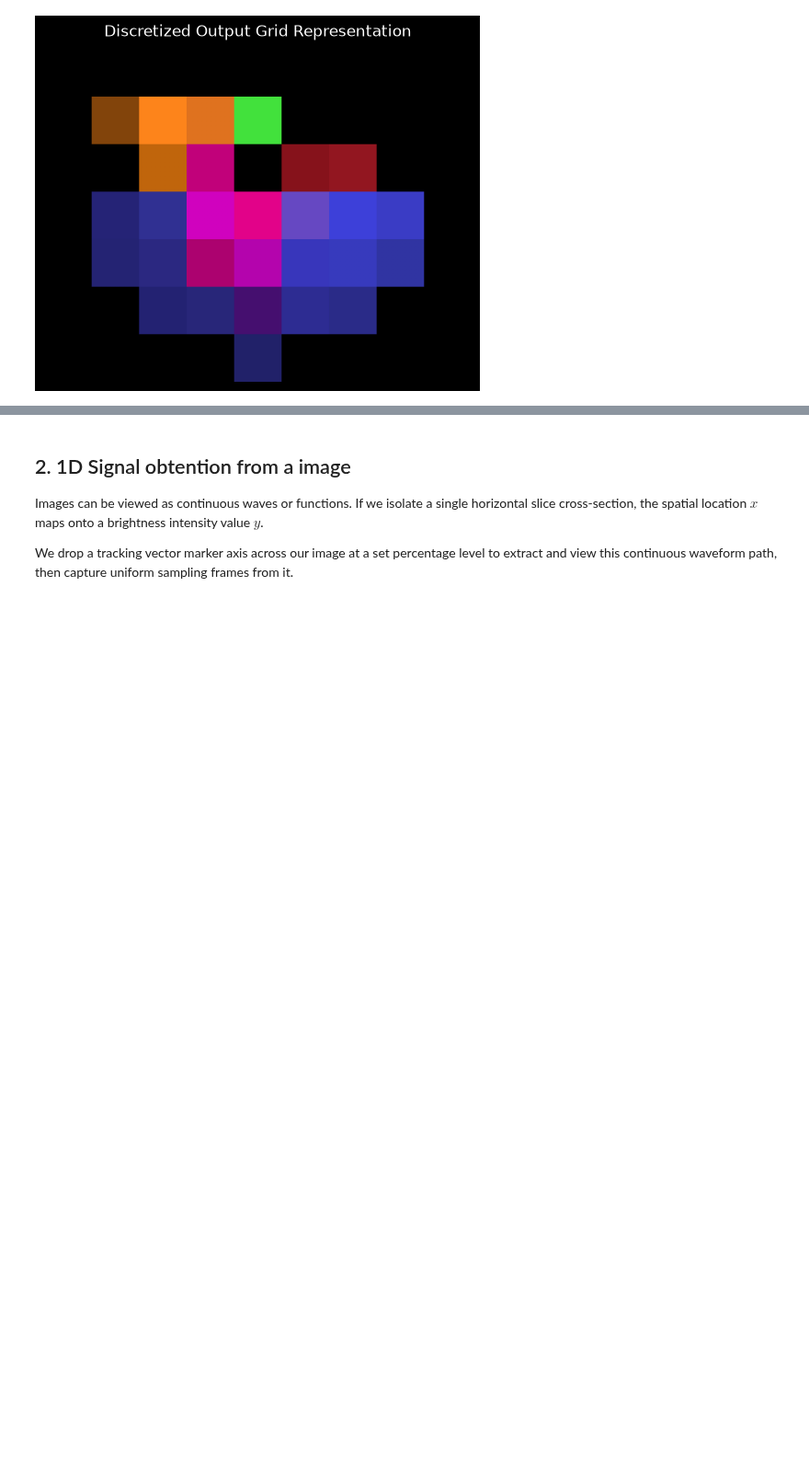
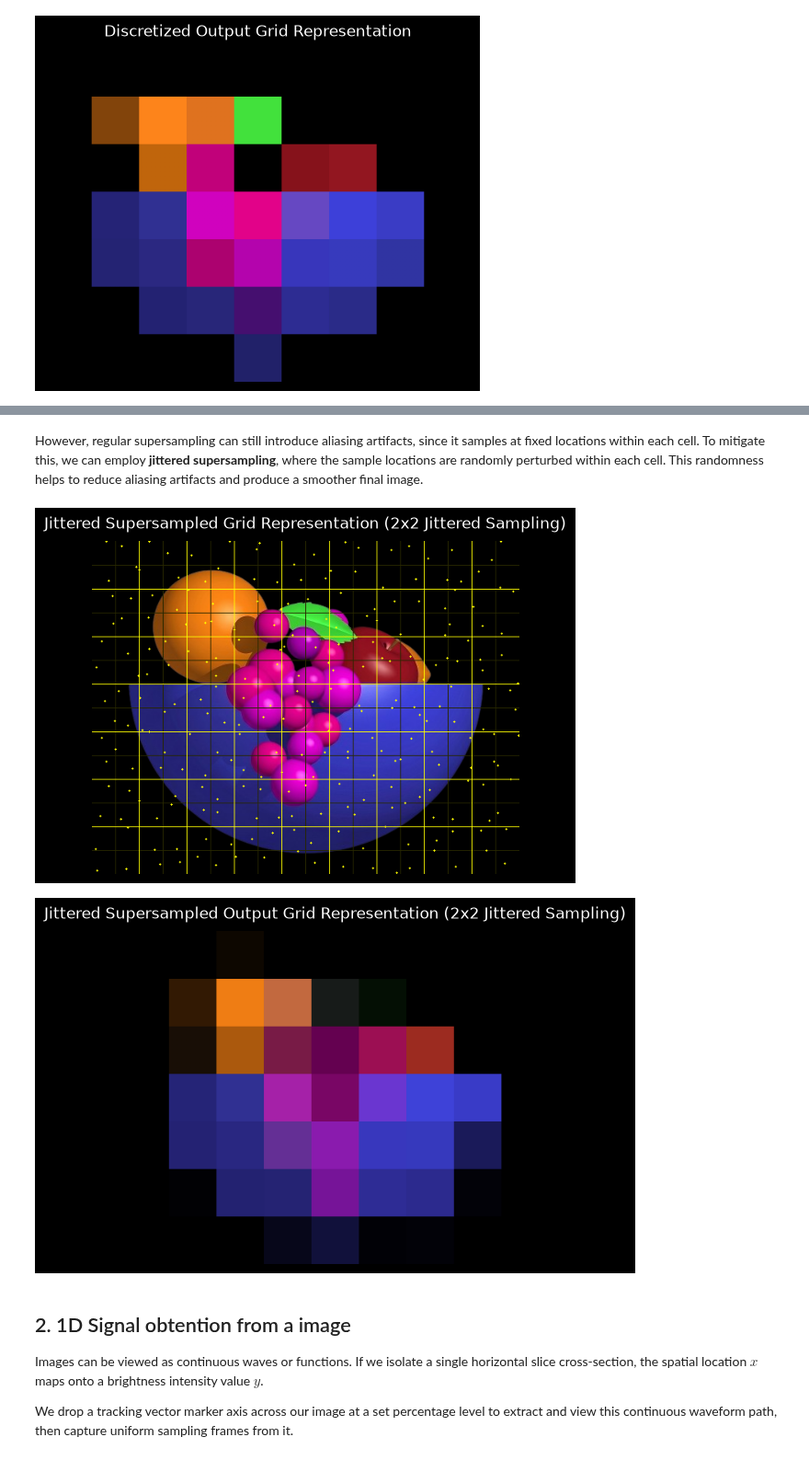
Before and after one commit to LosDelDGIIM/LosDelDGIIM.github.io, a Jupyter notebook: subjects/Erasmus-DUE/CG/img/Sampling/sampling.ipynb, the cells around one changed output, grey strips where cells are left out. Shown at 92% size. Saved outputs shown, nothing was run; the diff lists cells and outputs as text; code cells hidden in the pictures; blank space fills up the shorter version.

```diff
--- a/subjects/Erasmus-DUE/CG/img/Sampling/sampling.ipynb
+++ b/subjects/Erasmus-DUE/CG/img/Sampling/sampling.ipynb
@@ -195,3 +372,15 @@ display_cv2_image(pixelated, title="Discretized Output Grid Representation")
+# %% [markdown]
+However, regular supersampling can still introduce aliasing artifacts, since it samples at fixed locations within each cell. To mitigate this, we can employ **jittered supersampling**, where the sample locations are randomly perturbed within each cell. This randomness helps to reduce aliasing artifacts and produce a smoother final image.
+# %%
+SEED = 42
+overlayed_grid_jittered = overlay_grid_supersampling(image.copy(), div_x=DIVISIONS_X, samples_per_axis=SUPERSAMPLING_SAMPLES, color_rgb=(255, 255, 0), jittered=True, seed=SEED)
+display_cv2_image(overlayed_grid_jittered, title=f"Jittered Supersampled Grid Representation ({SUPERSAMPLING_SAMPLES}x{SUPERSAMPLING_SAMPLES} Jittered Sampling)")
+
+jittered_supersampled = pixelate_image_jittered(image.copy(), div_x=DIVISIONS_X, samples_per_axis=SUPERSAMPLING_SAMPLES, seed=SEED)
+display_cv2_image(jittered_supersampled, title=f"Jittered Supersampled Output Grid Representation ({SUPERSAMPLING_SAMPLES}x{SUPERSAMPLING_SAMPLES} Jittered Sampling)")
+# %% [output]
+[figure, added]
+[figure, added]
 # %% [markdown]
 ## 2. 1D Signal obtention from a image
 
```
Also changed, not shown: parts of 3 cells of this notebook.
